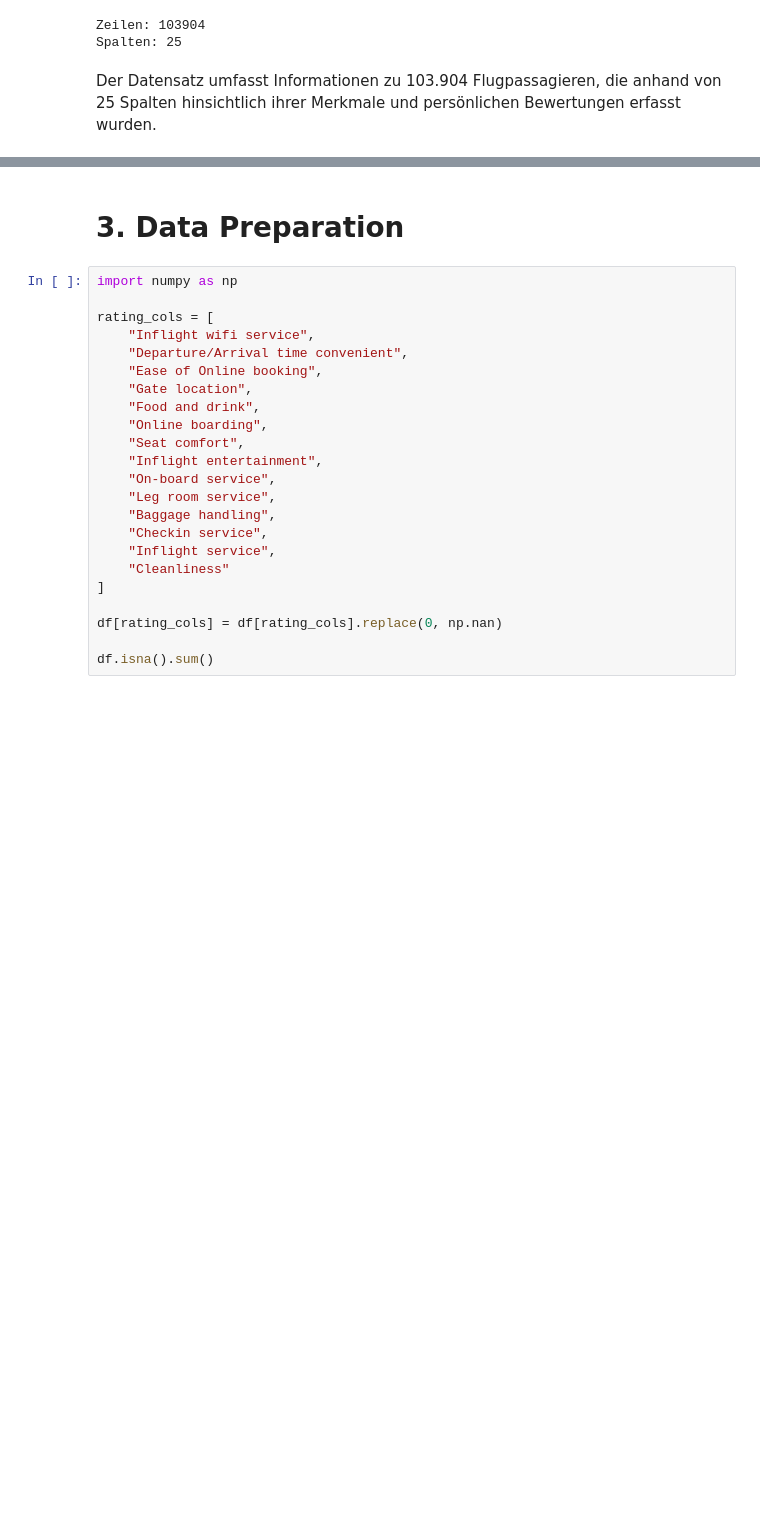
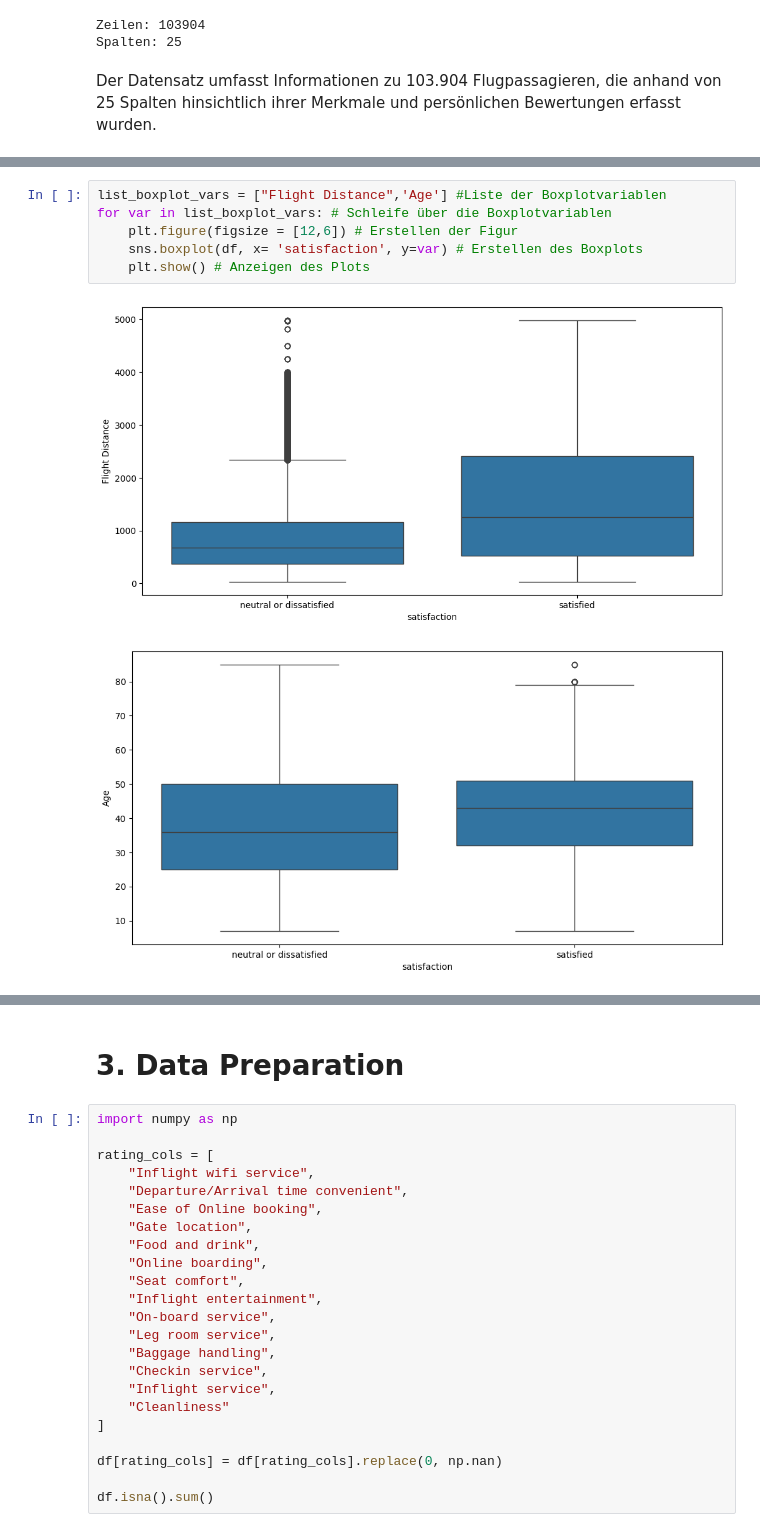
Before and after one commit to Sulphur1407/DSKI-Portfolio-1, a Jupyter notebook: PortfolioFinalVersion.ipynb, the cells around one changed output, grey strips where cells are left out. Drawn from its saved outputs; the diff is of its cells as text; blank space fills up the shorter version.

```diff
--- a/PortfolioFinalVersion.ipynb
+++ b/PortfolioFinalVersion.ipynb
@@ -198,0 +179,9 @@ Wir formulieren folgende Fragen, die wir danach mithilfe von Indexing beantworte
+# %%
+list_boxplot_vars = ["Flight Distance",'Age'] #Liste der Boxplotvariablen
+for var in list_boxplot_vars: # Schleife über die Boxplotvariablen
+    plt.figure(figsize = [12,6]) # Erstellen der Figur
+    sns.boxplot(df, x= 'satisfaction', y=var) # Erstellen des Boxplots
+    plt.show() # Anzeigen des Plots
+# %% [output]
+[figure, added]
+[figure, added]
```
Also changed, not shown: parts of 26 cells of this notebook, 1 other file.
